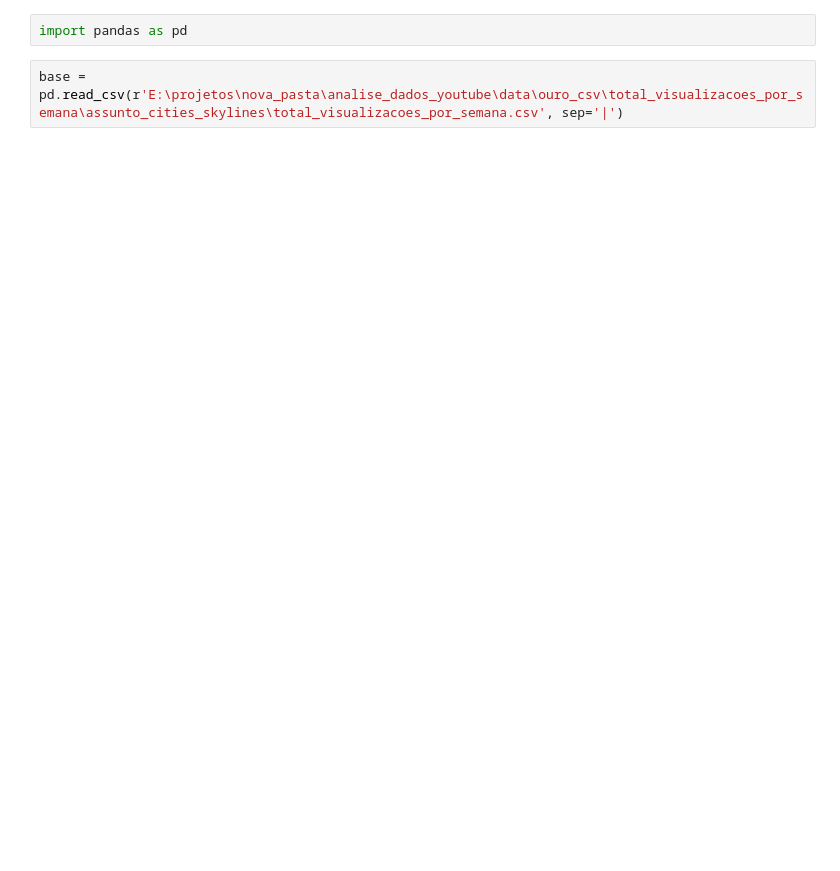
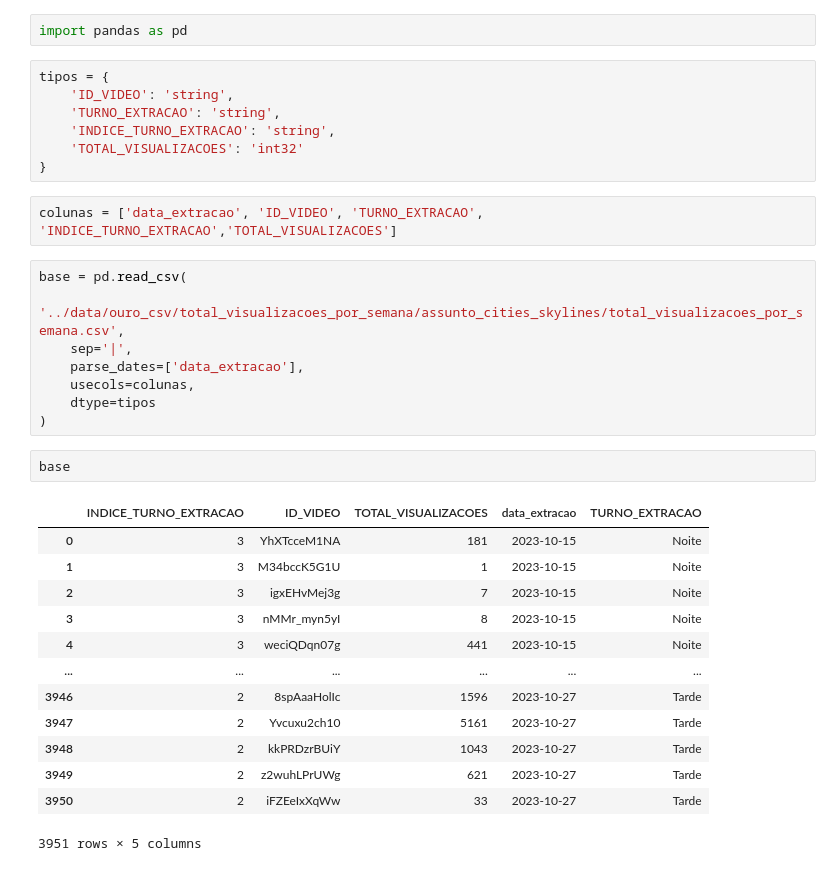
Before and after one commit to rodrigorocha1/analise_dados_youtube, a Jupyter notebook: notebooks/teste.ipynb, the cells around one changed output. Saved outputs shown, nothing was run; the diff lists cells and outputs as text; blank space fills up the shorter version.

```diff
--- a/notebooks/teste.ipynb
+++ b/notebooks/teste.ipynb
@@ -1,4 +1,35 @@
 # %%
 import pandas as pd
+# %%
+tipos = {
+    'ID_VIDEO': 'string',
+    'TURNO_EXTRACAO': 'string',
+    'INDICE_TURNO_EXTRACAO': 'string',
+    'TOTAL_VISUALIZACOES': 'int32'
+}
+# %%
+colunas = ['data_extracao', 'ID_VIDEO', 'TURNO_EXTRACAO', 'INDICE_TURNO_EXTRACAO','TOTAL_VISUALIZACOES']
 # %%
-base = pd.read_csv(r'E:\projetos\nova_pasta\analise_dados_youtube\data\ouro_csv\total_visualizacoes_por_semana\assunto_cities_skylines\total_visualizacoes_por_semana.csv', sep='|')
+base = pd.read_csv(
+    '../data/ouro_csv/total_visualizacoes_por_semana/assunto_cities_skylines/total_visualizacoes_por_semana.csv',
+    sep='|',
+    parse_dates=['data_extracao'],
+    usecols=colunas,
+    dtype=tipos
+)
+# %%
+base
+# %% [output]
+|  | INDICE_TURNO_EXTRACAO | ID_VIDEO | TOTAL_VISUALIZACOES | data_extracao | TURNO_EXTRACAO |
+| 0 | 3 | YhXTcceM1NA | 181 | 2023-10-15 | Noite |
+| 1 | 3 | M34bccK5G1U | 1 | 2023-10-15 | Noite |
+| 2 | 3 | igxEHvMej3g | 7 | 2023-10-15 | Noite |
+| 3 | 3 | nMMr_myn5yI | 8 | 2023-10-15 | Noite |
+| 4 | 3 | weciQDqn07g | 441 | 2023-10-15 | Noite |
+| ... | ... | ... | ... | ... | ... |
+| 3946 | 2 | 8spAaaHolIc | 1596 | 2023-10-27 | Tarde |
+| 3947 | 2 | Yvcuxu2ch10 | 5161 | 2023-10-27 | Tarde |
+| 3948 | 2 | kkPRDzrBUiY | 1043 | 2023-10-27 | Tarde |
+| 3949 | 2 | z2wuhLPrUWg | 621 | 2023-10-27 | Tarde |
+| 3950 | 2 | iFZEeIxXqWw | 33 | 2023-10-27 | Tarde |
+3951 rows × 5 columns
```
Also changed, not shown: parts of 13 cells of this notebook, 2 other files.
